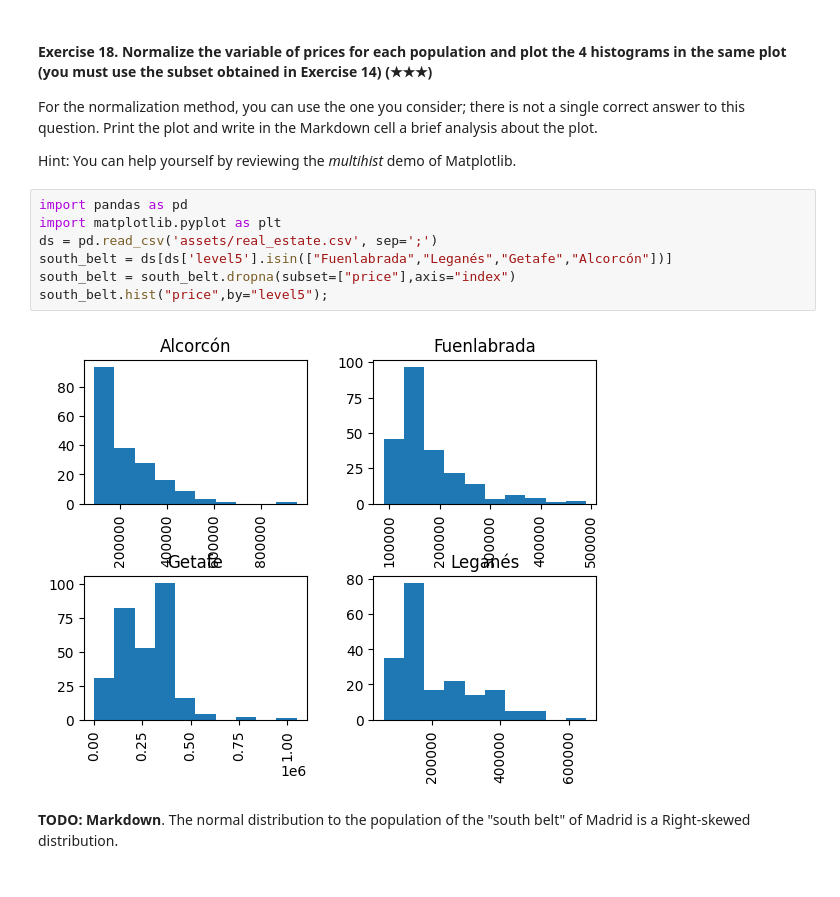
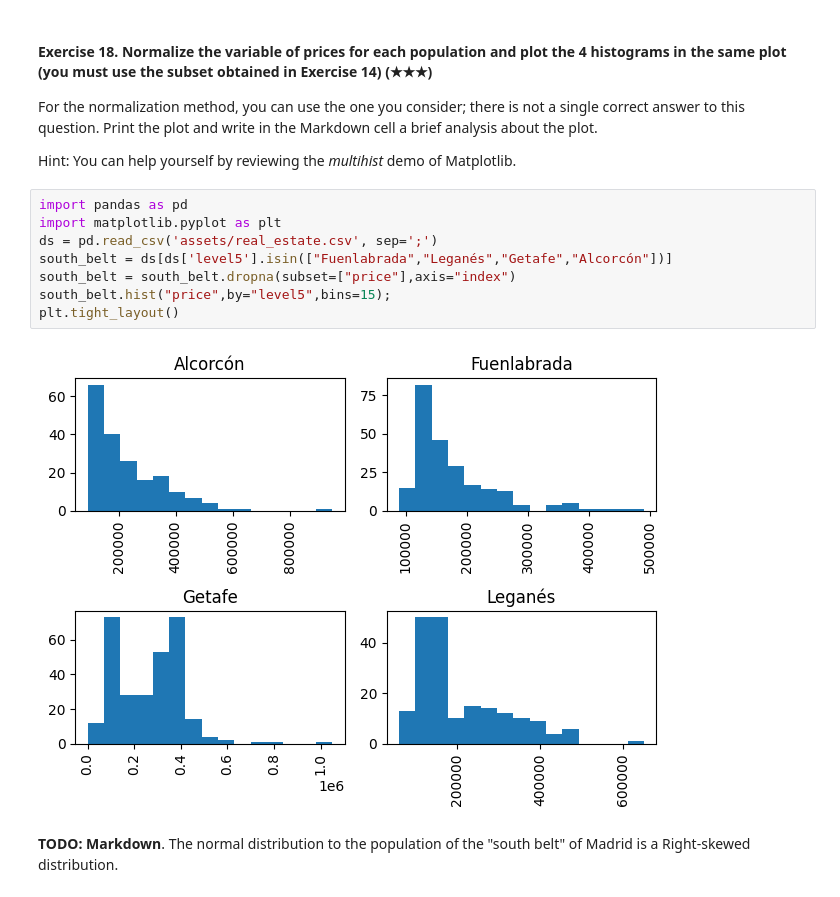
Before and after one commit to remelop03/realestate-datacleanup-exercise, a Jupyter notebook: project.ipynb, the cells around one changed output. Saved outputs shown, nothing was run; the diff lists cells and outputs as text.

```diff
--- a/project.ipynb
+++ b/project.ipynb
@@ -364,12 +364,13 @@ Hint: You can help yourself by reviewing the *multihist* demo of Matplotlib.
 # %%
 import pandas as pd
 import matplotlib.pyplot as plt
 ds = pd.read_csv('assets/real_estate.csv', sep=';')
 south_belt = ds[ds['level5'].isin(["Fuenlabrada","Leganés","Getafe","Alcorcón"])]
 south_belt = south_belt.dropna(subset=["price"],axis="index")
-south_belt.hist("price",by="level5");
+south_belt.hist("price",by="level5",bins=15);
+plt.tight_layout()
 # %% [output]
-[figure, old version]
+[figure, new version]
 # %% [markdown]
 **TODO: Markdown**. The normal distribution to the population of the "south belt" of Madrid is a Right-skewed distribution.
 # %% [markdown]
```
